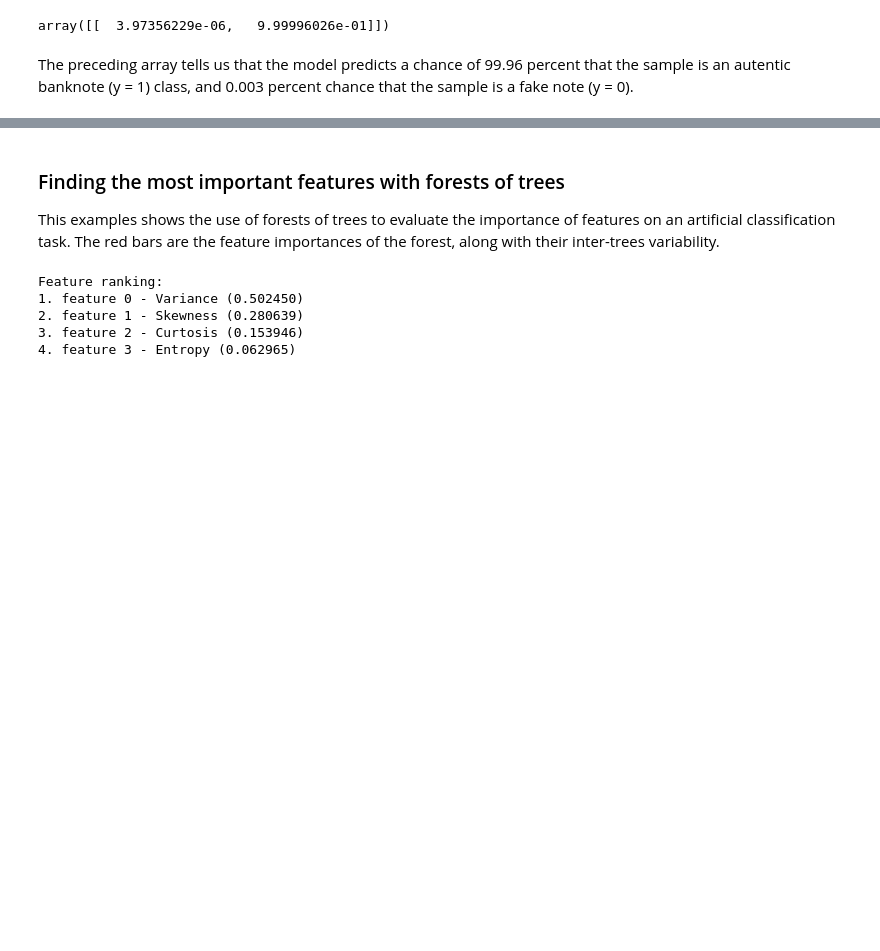
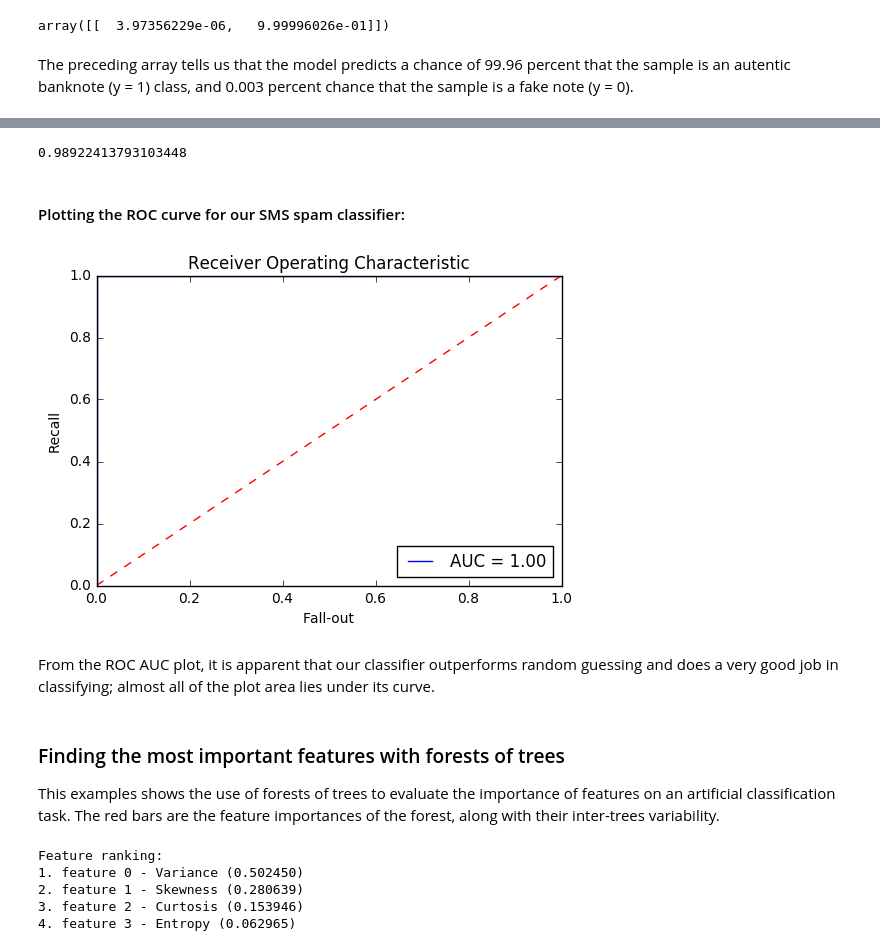
Before and after one commit to Applied-Programming/Machine-Learning, a Jupyter notebook: Logistic Regression for Banknote Authentication.ipynb, the cells around one changed output, grey strips where cells are left out. Saved outputs shown, nothing was run; the diff lists cells and outputs as text; code cells hidden in the pictures; blank space fills up the shorter version.

```diff
--- a/Logistic Regression for Banknote Authentication .ipynb
+++ b/Logistic Regression for Banknote Authentication.ipynb
@@ -267,3 +363,32 @@ The preceding array tells us that the model predicts a chance of 99.96 percent t
+# %%
+from sklearn.metrics import roc_auc_score, roc_curve, auc
+roc_auc_score(y_test,lr.predict(X_test_std))
+# %% [output]
+0.98922413793103448
+# %% [markdown]
+#### Plotting the ROC curve for our SMS spam classifier:
+# %%
+import matplotlib.pyplot as plt
+%matplotlib inline
+y_pred = lr.predict_proba(X_test_std)
+
+false_positive_rate, recall, thresholds = roc_curve(y_test, y_pred[:, 1])
+roc_auc = auc(false_positive_rate, recall)
+plt.title('Receiver Operating Characteristic')
+plt.plot(false_positive_rate, recall, 'b', label='AUC = %0.2f' % roc_auc)
+plt.legend(loc='lower right')
+
+plt.plot([0, 1], [0, 1], 'r--')
+plt.xlim([0.0, 1.0])
+plt.ylim([0.0, 1.0])
+plt.ylabel('Recall')
+plt.xlabel('Fall-out')
+plt.show()
+# %% [output]
+[figure, added]
+# %% [markdown]
+From the ROC AUC plot, it is apparent that our classifier outperforms random
+guessing and does a very good job in classifying; almost all of the plot area lies under its curve.
 # %% [markdown]
 ### Finding the most important features with forests of trees
 This examples shows the use of forests of trees to evaluate the importance of features on an artificial classification task. The red bars are the feature importances of the forest, along with their inter-trees variability.
```
Also changed, not shown: parts of 21 cells of this notebook.
